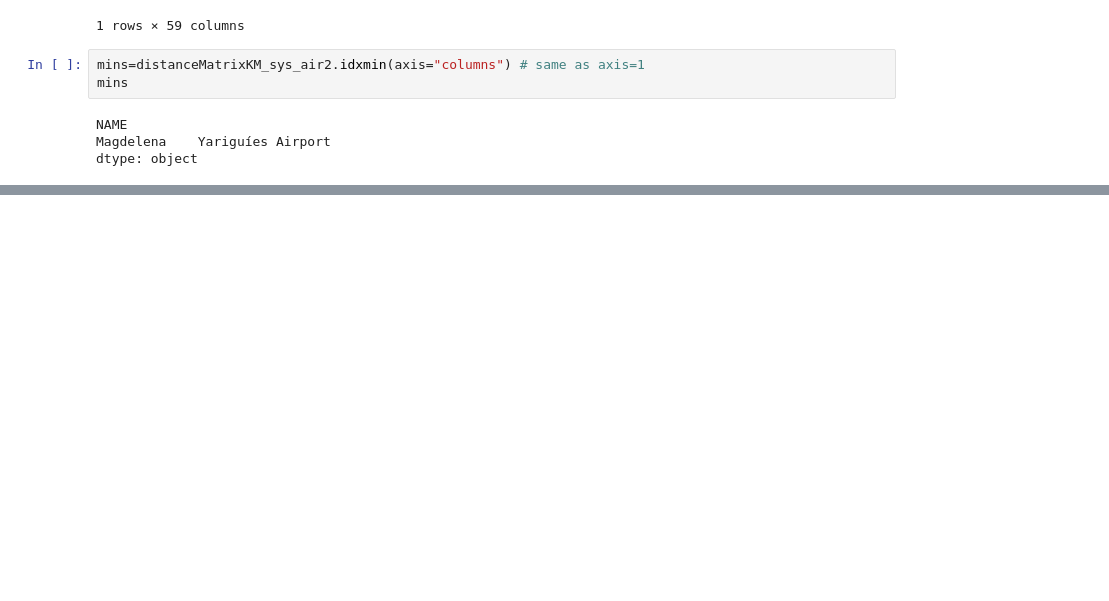
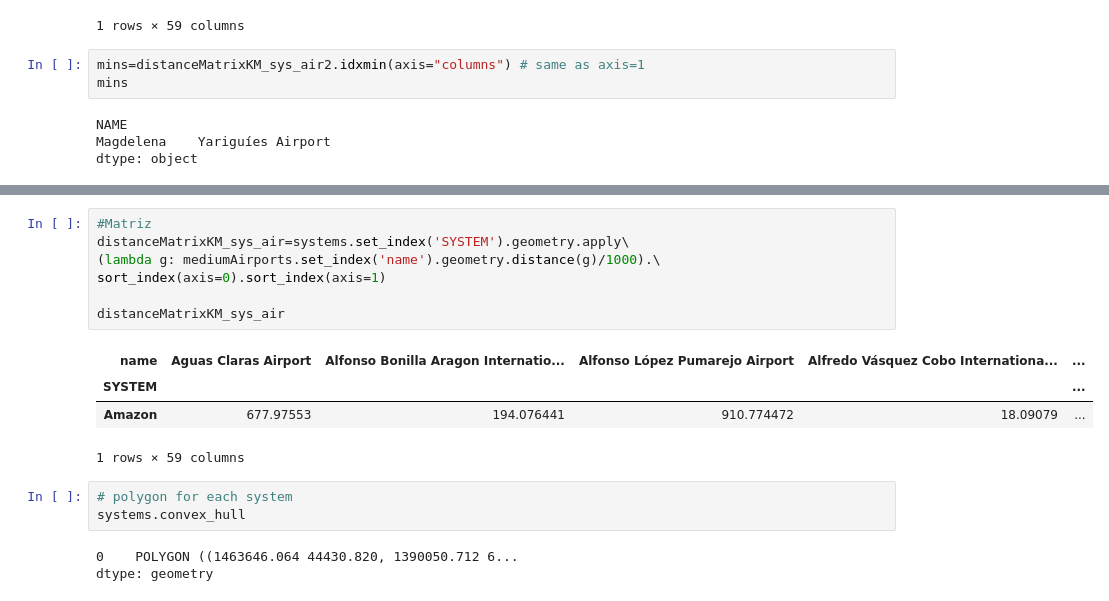
Before and after one commit to ZairaYacsavilca/efinal_parte1, a Jupyter notebook: Untitled.ipynb, the cells around one changed output, grey strips where cells are left out. Saved outputs shown, nothing was run; the diff lists cells and outputs as text; blank space fills up the shorter version.

```diff
--- a/Untitled.ipynb
+++ b/Untitled.ipynb
@@ -286,0 +321,18 @@ mediumAirports[~mediumAirports.name.isin(mins)].explore(m=base,color='blue',mark
+# %%
+#Matriz
+distanceMatrixKM_sys_air=systems.set_index('SYSTEM').geometry.apply\
+(lambda g: mediumAirports.set_index('name').geometry.distance(g)/1000).\
+sort_index(axis=0).sort_index(axis=1)
+
+distanceMatrixKM_sys_air
+# %% [output]
+| name | Aguas Claras Airport | Alfonso Bonilla Aragon Internatio... | Alfonso López Pumarejo Airport | Alfredo Vásquez Cobo Internationa... | ... |
+| SYSTEM |  |  |  |  | ... |
+| Amazon | 677.97553 | 194.076441 | 910.774472 | 18.09079 | ... |
+1 rows × 59 columns
+# %%
+# polygon for each system
+systems.convex_hull
+# %% [output]
+0    POLYGON ((1463646.064 44430.820, 1390050.712 6...
+dtype: geometry
```
Also changed, not shown: parts of 11 cells of this notebook.
